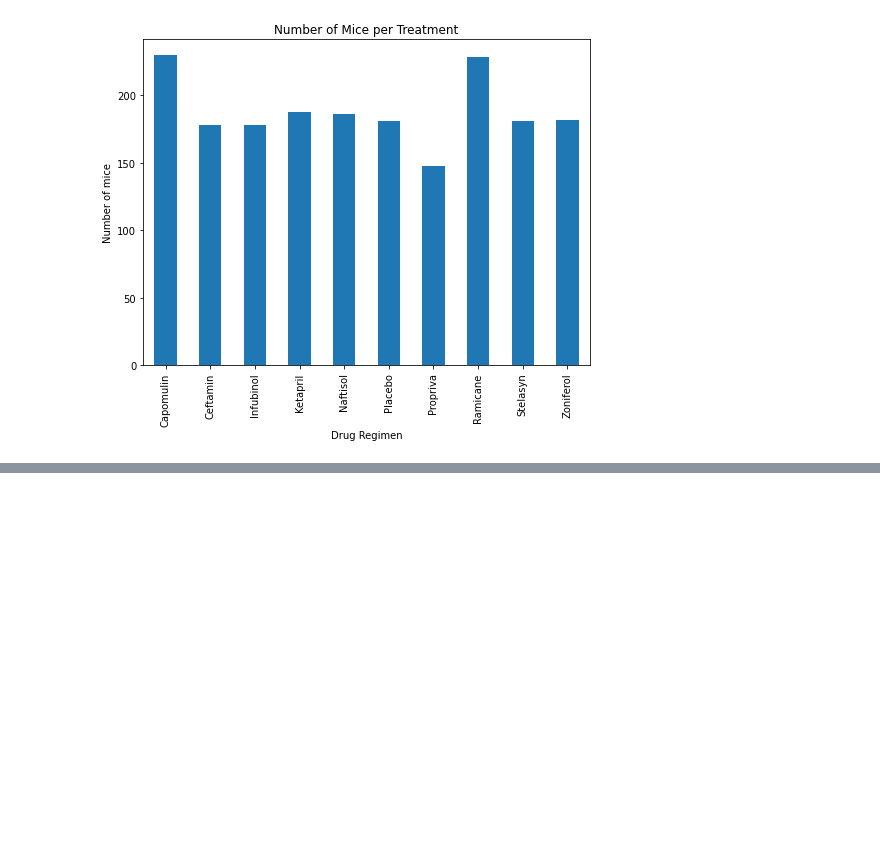
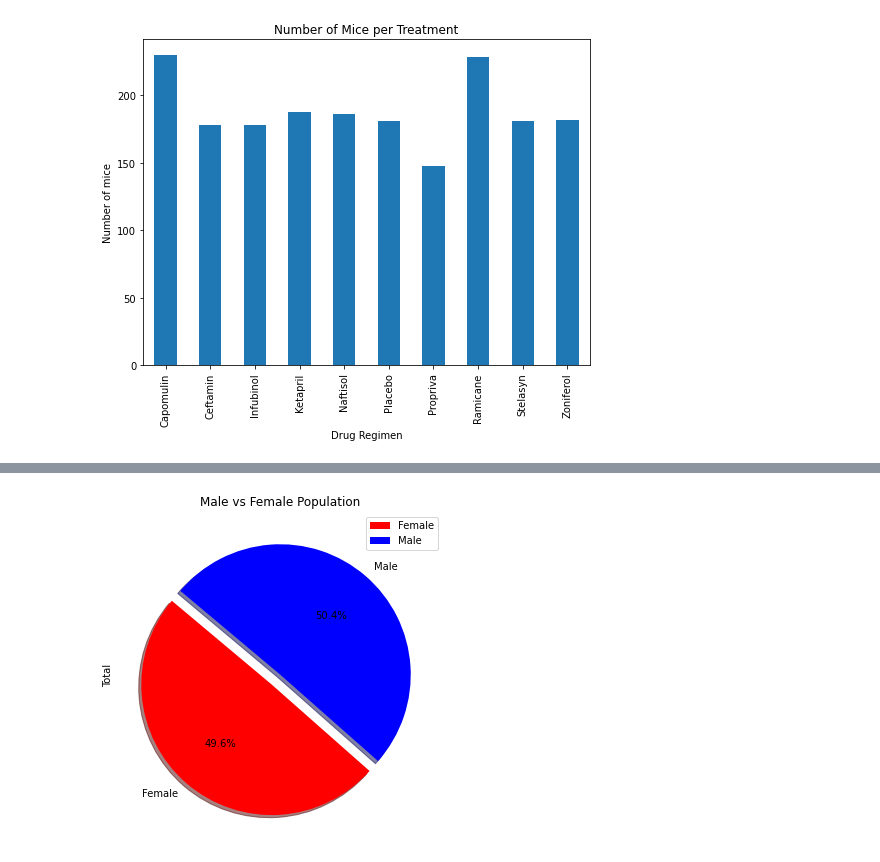
Before and after one commit to djdolejsi/matplotlib-challenge, a Jupyter notebook: Pymaceuticals/Pymaceutical.ipynb, the cells around one changed output, grey strips where cells are left out. Cells and saved outputs as stored; diff of their text form; code cells hidden in the pictures; blank space fills up the shorter version.

```diff
--- a/Pymaceuticals/Pymaceutical.ipynb
+++ b/Pymaceuticals/Pymaceutical.ipynb
@@ -125,0 +140,14 @@ bar1 = timepoint_data.plot(kind='bar', figsize=(8,6), title="Number of Mice per
+# %%
+# Generate a pie plot showing the distribution of female versus male mice using Pandas
+groupby_gender = clean_mouse_df.groupby(["Mouse ID","Sex"])
+gender_df = pd.DataFrame(groupby_gender.size())
+total_gender = pd.DataFrame(gender_df.groupby(["Sex"]).count())
+total_gender.columns = ["Total"]
+total_gender["Percentage"] = ((total_gender["Total"]/total_gender["Total"].sum())*100)
+
+colors = ["red", "blue"]
+explode = (.1, 0)
+total_gender.plot.pie(y="Total", figsize=(8,6), colors=colors, explode=explode, shadow=True, autopct="%1.1f%%", title="Male vs Female Population", startangle=140)
+plt.show()
+# %% [output]
+[figure, added]
```
Also changed, not shown: parts of 2 cells of this notebook.
